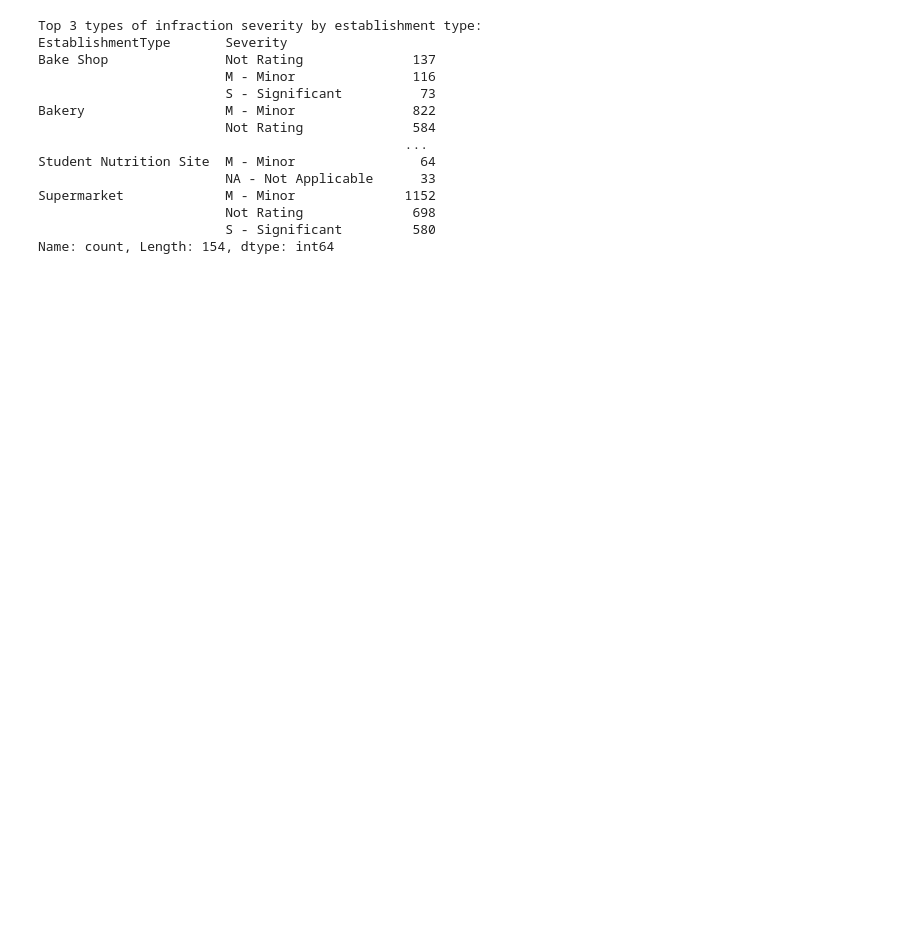
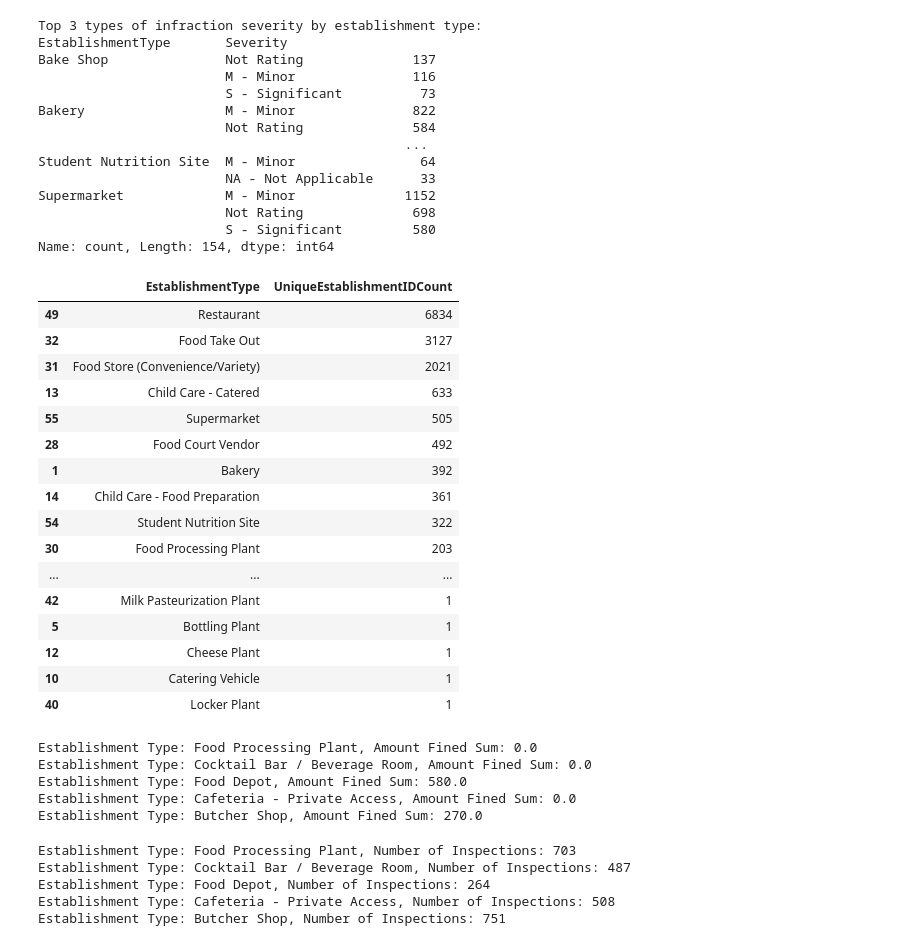
Before and after one commit to arsalan-radhu/DineSafeProject, a Jupyter notebook: Draft.ipynb, the cells around one changed output. Cells and saved outputs as stored; diff of their text form; code cells hidden in the pictures; blank space fills up the shorter version.

```diff
--- a/Draft.ipynb
+++ b/Draft.ipynb
@@ -247,3 +250,32 @@ Supermarket             M - Minor              1152
                         Not Rating              698
                         S - Significant         580
 Name: count, Length: 154, dtype: int64
+# %%
+#Finding the top 10 establishments of the lower quarter by population (# of unique establishment)
+
+
+# Group by both 'EstablishmentType' and 'EstablishmentID', and count unique EstablishmentID
+grouped_df = df.groupby('EstablishmentType')['EstablishmentID'].nunique().reset_index(name='UniqueEstablishmentIDCount')
+
+# Sort the DataFrame in descending order based on 'UniqueEstablishmentIDCount'
+sorted_grouped_df = grouped_df.sort_values(by='UniqueEstablishmentIDCount', ascending=False)
+
+sorted_grouped_df
+# %% [output]
+|  | EstablishmentType | UniqueEstablishmentIDCount |
+| 49 | Restaurant | 6834 |
+| 32 | Food Take Out | 3127 |
+| 31 | Food Store (Convenience/Variety) | 2021 |
+| 13 | Child Care - Catered | 633 |
+| 55 | Supermarket | 505 |
+| 28 | Food Court Vendor | 492 |
+| 1 | Bakery | 392 |
+| 14 | Child Care - Food Preparation | 361 |
+| 54 | Student Nutrition Site | 322 |
+| 30 | Food Processing Plant | 203 |
+| ... | ... | ... |
+| 42 | Milk Pasteurization Plant | 1 |
+| 5 | Bottling Plant | 1 |
+| 12 | Cheese Plant | 1 |
+| 10 | Catering Vehicle | 1 |
+| 40 | Locker Plant | 1 |
@@ -249,0 +295,48 @@ Name: count, Length: 154, dtype: int64
+# %%
+# Initialize an empty dictionary to store the sums for each establishment type
+establishment_type_sums = {}
+
+# Iterate over the selected establishment types
+for establishment_type in selected_establishment_types:
+    # Filter the DataFrame for the current establishment type
+    establishment_type_df = df[df['EstablishmentType'] == establishment_type]
+
+    # Calculate the sum of the 'Amount Fined' column for the current establishment type
+    amount_fined_sum = establishment_type_df['AmountFined'].sum()
+
+    # Store the result in the dictionary
+    establishment_type_sums[establishment_type] = amount_fined_sum
+
+# Print or use the results as needed
+for establishment_type, amount_fined_sum in establishment_type_sums.items():
+    print(f"Establishment Type: {establishment_type}, Amount Fined Sum: {amount_fined_sum}")
+# %% [output]
+Establishment Type: Food Processing Plant, Amount Fined Sum: 0.0
+Establishment Type: Cocktail Bar / Beverage Room, Amount Fined Sum: 0.0
+Establishment Type: Food Depot, Amount Fined Sum: 580.0
+Establishment Type: Cafeteria - Private Access, Amount Fined Sum: 0.0
+Establishment Type: Butcher Shop, Amount Fined Sum: 270.0
+# %%
+# Initialize an empty dictionary to store the row counts for each establishment type
+establishment_type_counts = {}
+
+# Iterate over the selected establishment types
+for establishment_type in selected_establishment_types:
+    # Filter the DataFrame for the current establishment type
+    establishment_type_df = df[df['EstablishmentType'] == establishment_type]
+
+    # Count the number of rows for the current establishment type
+    row_count = len(establishment_type_df)
+
+    # Store the result in the dictionary
+    establishment_type_counts[establishment_type] = row_count
+
+# Print or use the results as needed
+for establishment_type, row_count in establishment_type_counts.items():
+    print(f"Establishment Type: {establishment_type}, Number of Inspections: {row_count}")
+# %% [output]
+Establishment Type: Food Processing Plant, Number of Inspections: 703
+Establishment Type: Cocktail Bar / Beverage Room, Number of Inspections: 487
+Establishment Type: Food Depot, Number of Inspections: 264
+Establishment Type: Cafeteria - Private Access, Number of Inspections: 508
+Establishment Type: Butcher Shop, Number of Inspections: 751
```
Also changed, not shown: parts of 4 cells of this notebook.
